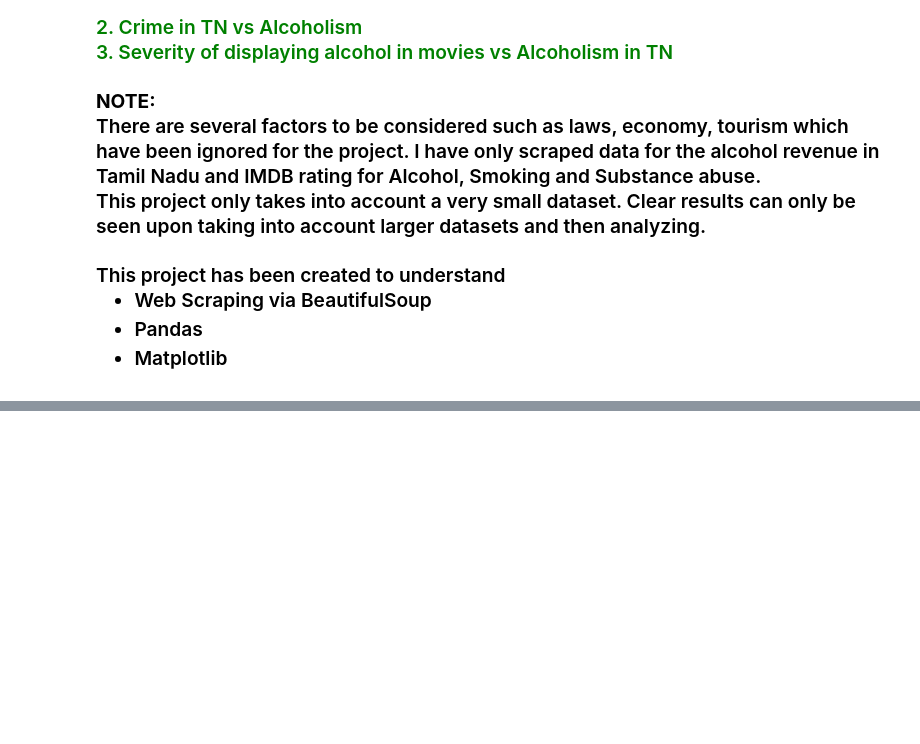
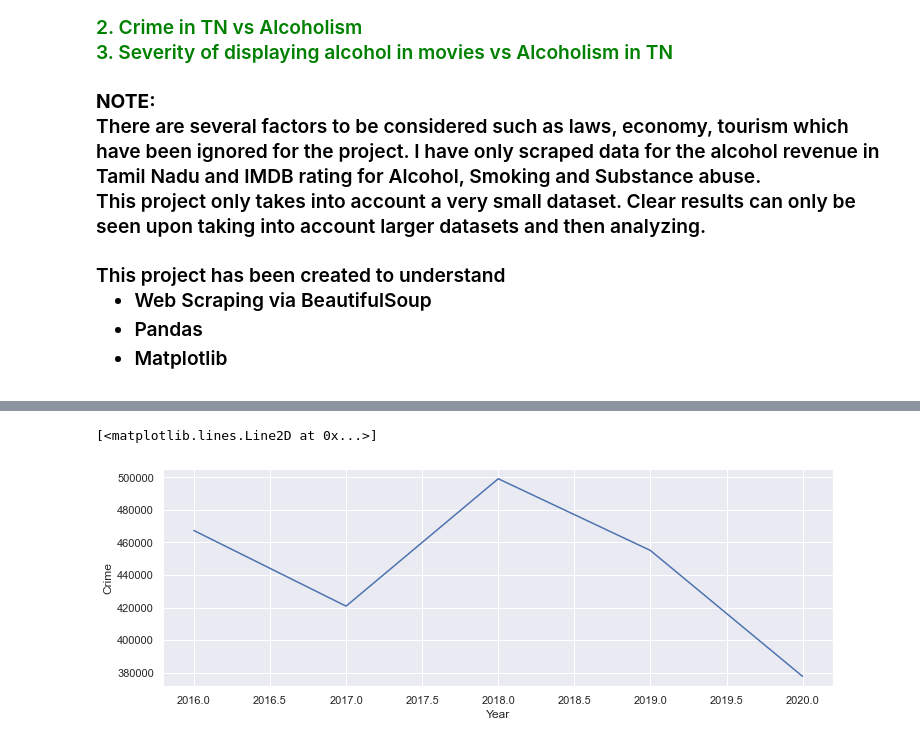
Before and after one commit to Roshni-Bala/Movies-Alcohol-Data-Analysis, a Jupyter notebook: Movies.ipynb, the cells around one changed output, grey strips where cells are left out. Drawn from its saved outputs; the diff is of its cells as text; code cells hidden in the pictures; blank space fills up the shorter version.

```diff
--- a/Movies.ipynb
+++ b/Movies.ipynb
@@ -811,0 +817,3 @@ plt.show()
+# %%
+#READ DATA FROM HERE FOR FURTHER ITERATIONS
+df_tot = pd.read_csv(r'final_dataset.csv')
@@ -811,0 +829,11 @@ plt.show()
+# %%
+import matplotlib.pyplot as plt
+import seaborn as sns
+sns.set()
+plt.ylabel('Crime')
+plt.xlabel('Year')
+#plt.xticks(rotation=45)
+plt.plot(df_tot['Year'], df_tot['Crime'])
+# %% [output]
+[<matplotlib.lines.Line2D at 0x...>]
+[figure, added]
```
Also changed, not shown: parts of 23 cells of this notebook.
